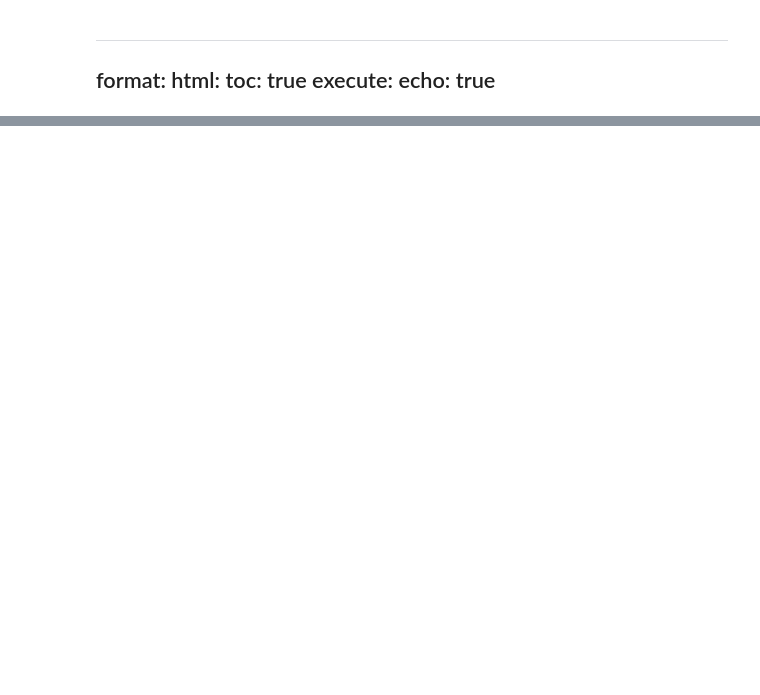
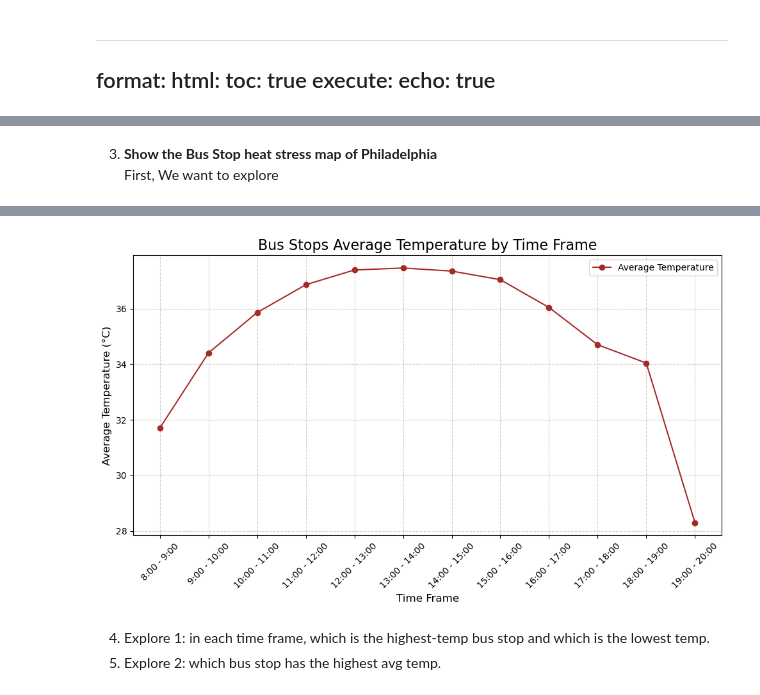
Before and after one commit to ZoeyGuo709/Final, a Jupyter notebook: analysis/1-currentData.ipynb, the cells around one changed output, grey strips where cells are left out. Drawn from its saved outputs; the diff is of its cells as text; code cells hidden in the pictures; blank space fills up the shorter version.

```diff
--- a/analysis/1-currentData.ipynb
+++ b/analysis/1-currentData.ipynb
@@ -38,0 +25,52 @@ Through these two figures, we provide a comprehensive view of spatio-temporal he
+# %% [markdown]
+3. **Show the Bus Stop heat stress map of Philadelphia** <br>
+First, We want to explore
+# %%
+%pip install geopandas
+
+import geopandas as gpd
+import matplotlib.pyplot as plt
+
+gdf = gpd.read_file("C:/Users/25077/Final/data/2020_PA_stops_buffer3_UTCI.geojson")
+
+# Convert MULTIPOLYGON geometries to their centroids
+gdf['geometry'] = gdf.geometry.centroid
+
+# Reproject to WGS 84 (EPSG:4326)
+gdf = gdf.to_crs(epsg=4326)
+
+# List of time frames (column names in the GeoDataFrame)
+time_frames = [f'{hour}_mean' for hour in range(8, 20)]  # From 8 AM to 7 PM
+
+# Calculate the average temperature for each time frame
+average_temperatures = {time: gdf[time].mean() for time in time_frames}
+
+import matplotlib.pyplot as plt
+
+# Data for average temperatures
+time_frames = [
+    "8:00 - 9:00", "9:00 - 10:00", "10:00 - 11:00", "11:00 - 12:00",
+    "12:00 - 13:00", "13:00 - 14:00", "14:00 - 15:00", "15:00 - 16:00",
+    "16:00 - 17:00", "17:00 - 18:00", "18:00 - 19:00", "19:00 - 20:00"
+]
+average_temperatures = [
+    31.71, 34.41, 35.86, 36.86, 37.39, 37.46, 37.35, 37.04,
+    36.04, 34.70, 34.04, 28.30
+]
+
+# Plot the chart
+plt.figure(figsize=(10, 6))
+plt.plot(time_frames, average_temperatures, marker='o', color='brown', label='Average Temperature')
+
+# Add chart labels and title
+plt.title("Bus Stops Average Temperature by Time Frame", fontsize=16)
+plt.xlabel("Time Frame", fontsize=12)
+plt.ylabel("Average Temperature (°C)", fontsize=12)
+plt.xticks(rotation=45)
+plt.grid(True, linestyle='--', alpha=0.6)
+plt.legend()
+plt.tight_layout()
+
+# Display the chart
+plt.show()
+# %% [output]
@@ -38,0 +94,4 @@ Through these two figures, we provide a comprehensive view of spatio-temporal he
+[figure, added]
+# %% [markdown]
+4. Explore 1: in each time frame, which is the highest-temp bus stop and which is the lowest temp.
+5. Explore 2: which bus stop has the highest avg temp.
```
Also changed, not shown: parts of 4 cells of this notebook, 9 other files.
